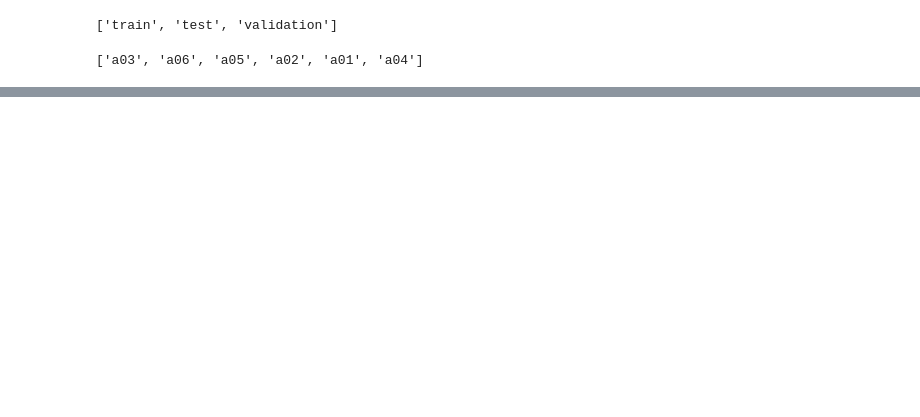
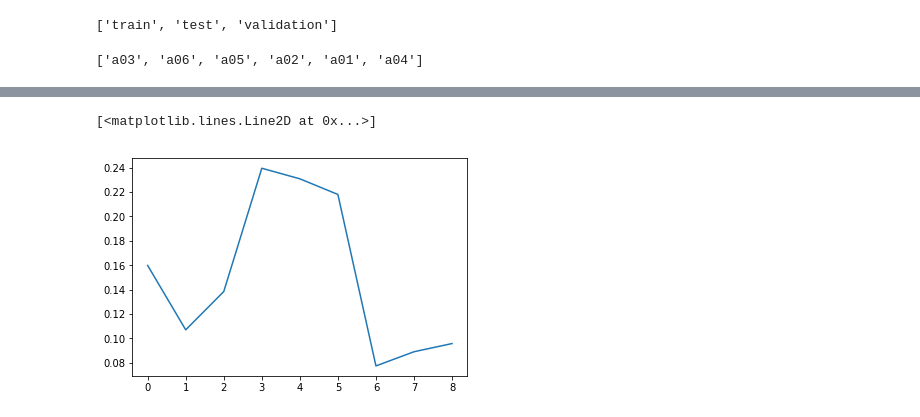
Before and after one commit to etoestja/inf, a Jupyter notebook: mipt/s8/DeepLearning/3/augment.ipynb, the cells around one changed output, grey strips where cells are left out. Cells and saved outputs as stored; diff of their text form; code cells hidden in the pictures; blank space fills up the shorter version.

```diff
--- a/mipt/s8/DeepLearning/3/augment.ipynb
+++ b/mipt/s8/DeepLearning/3/augment.ipynb
@@ -28,22 +34,12 @@ i = 0
 for cl in sorted(classes):
     j = 0
     files = os.listdir('data/train/' + cl)
-    #print i, len(files)
-    std_res = np.zeros((len(files), n_features))
-    mean_res = np.zeros((len(files), n_features))
     for f in tqdm(files):
-        fn = 'data/train/' + f
         ts = pd.read_csv('data/train/{}/{}'.format(cl, f), index_col=0)
         ts = ts.as_matrix()
-        std_res[j, :] = ts.std(axis = 0)
-        mean_res[j, :] = ts.mean(axis = 0)
-        #print j, fn
+        std_train[i, :] += ts.std(axis = 0)
+        mean_train[i, :] += ts.mean(axis = 0)
         j += 1
-    pd.DataFrame(std_res).hist()
-    plt.show()
-    pd.DataFrame(mean_res).hist()
-    plt.show()
-    std_res /= len(files)
-    mean_res /= len(files)
+    std_train[i, :] /= len(files)
+    mean_train[i, :] /= len(files)
     i += 1
-    #break
@@ -81,0 +75,5 @@ i += 1
+# %%
+plt.plot(std_test)
+# %% [output]
+[<matplotlib.lines.Line2D at 0x...>]
+[figure, added]
```
Also changed, not shown: parts of 20 cells of this notebook, 3 other files.
